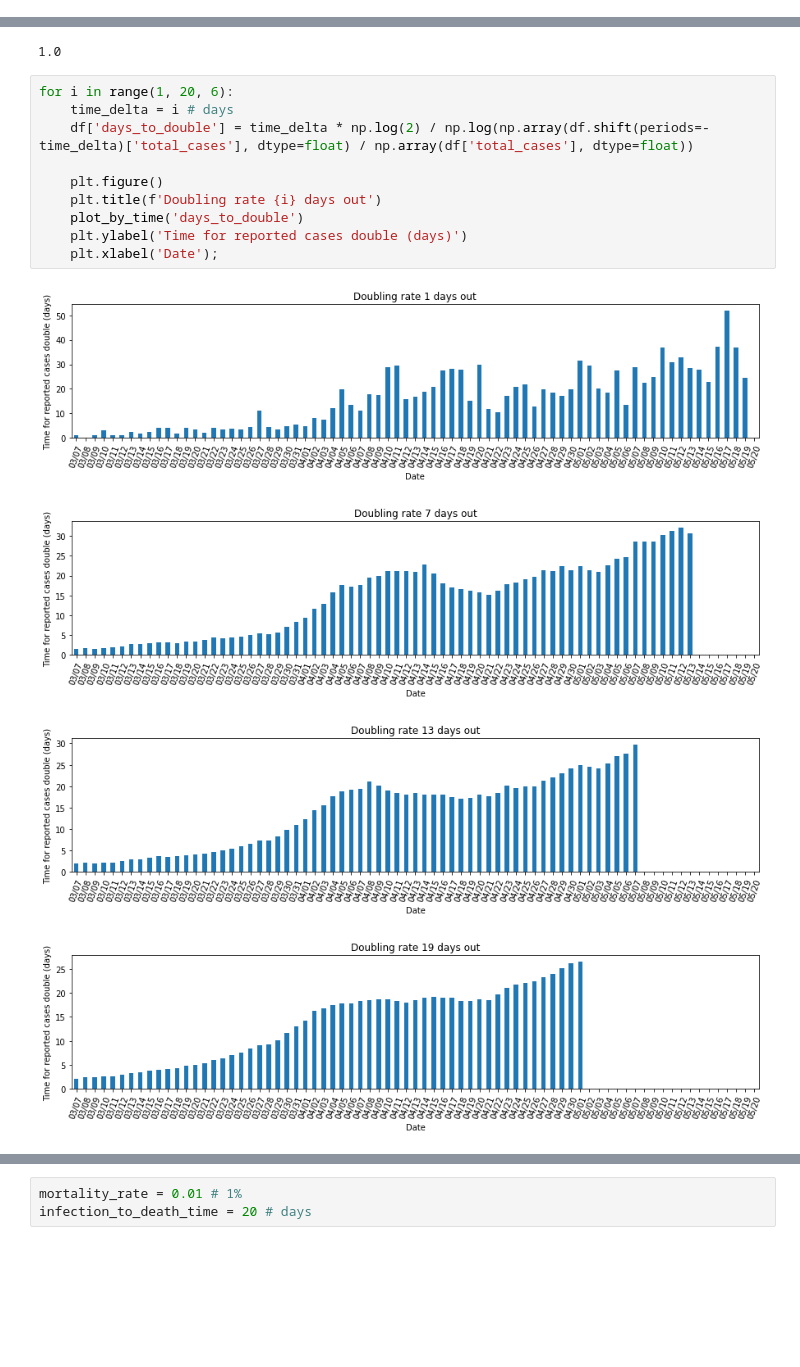
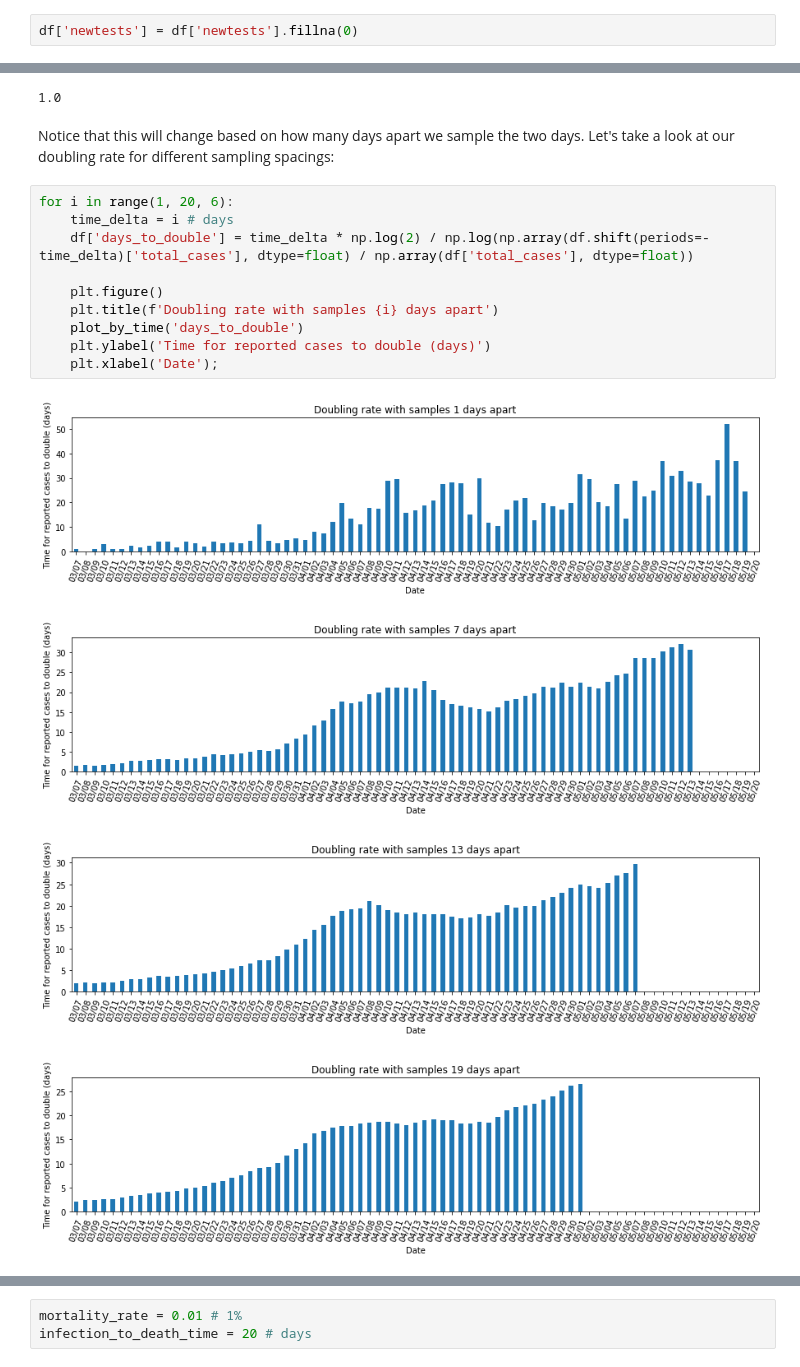
Before and after one commit to AndrewJWashington/covid_san_diego, a Jupyter notebook: new_cases_and_tests.ipynb, the cells around one changed output, grey strips where cells are left out. Drawn from its saved outputs; the diff is of its cells as text; blank space fills up the shorter version.

```diff
--- a/new_cases_and_tests.ipynb
+++ b/new_cases_and_tests.ipynb
@@ -87,3 +106,5 @@ plot_by_time('deaths_today')
+# %%
+df['newtests'] = df['newtests'].fillna(0)
 # %%
 df.head()
 # %% [output]
@@ -144,18 +155,20 @@ time_delta = 1 # days
 time_delta * np.log(2) / np.log(q2/q1)
 # %% [output]
 1.0
+# %% [markdown]
+Notice that this will change based on how many days apart we sample the two days. Let's take a look at our doubling rate for different sampling spacings:
 # %%
 for i in range(1, 20, 6):
     time_delta = i # days
     df['days_to_double'] = time_delta * np.log(2) / np.log(np.array(df.shift(periods=-time_delta)['total_cases'], dtype=float) / np.array(df['total_cases'], dtype=float))
 
     plt.figure()
-    plt.title(f'Doubling rate {i} days out')
+    plt.title(f'Doubling rate with samples {i} days apart')
     plot_by_time('days_to_double')
-    plt.ylabel('Time for reported cases double (days)')
+    plt.ylabel('Time for reported cases to double (days)')
     plt.xlabel('Date');
 # %% [output]
-[figure, old version]
+[figure, new version]
-[figure, old version]
+[figure, new version]
-[figure, old version]
+[figure, new version]
-[figure, old version]
+[figure, new version]
```
Also changed, not shown: parts of 32 cells of this notebook.
